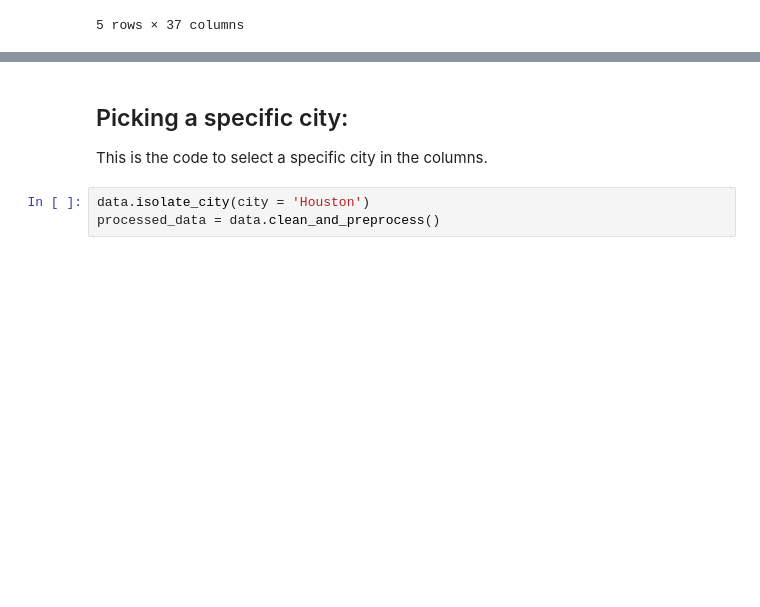
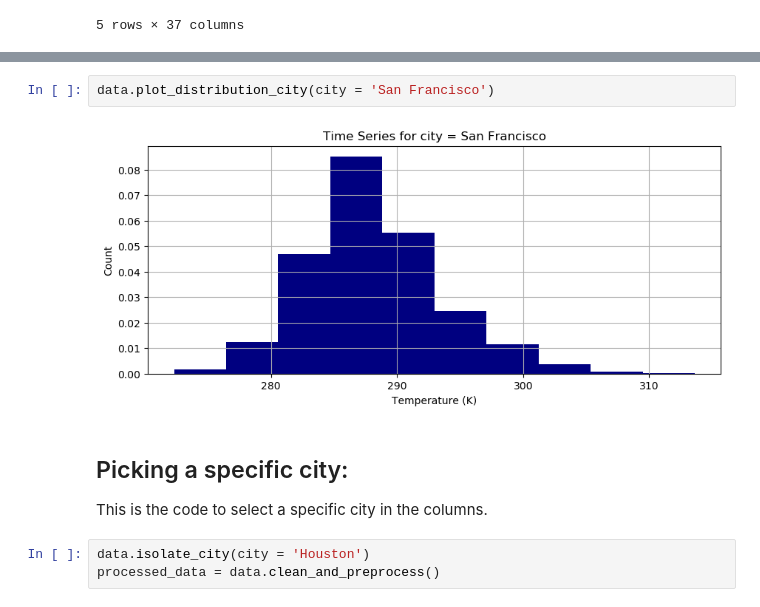
Before and after one commit to PieroPaialungaAI/RareEvents, a Jupyter notebook: rare_events_notebook.ipynb, the cells around one changed output, grey strips where cells are left out. Saved outputs shown, nothing was run; the diff lists cells and outputs as text; blank space fills up the shorter version.

```diff
--- a/rare_events_notebook.ipynb
+++ b/rare_events_notebook.ipynb
@@ -19,3 +21,7 @@ data.plot_random_city(city = 'New York')
+# %%
+data.plot_distribution_city(city = 'San Francisco')
+# %% [output]
+[figure, added]
 # %% [markdown]
 ## Picking a specific city:
 This is the code to select a specific city in the columns.
```
Also changed, not shown: parts of 2 cells of this notebook, 2 other files.
